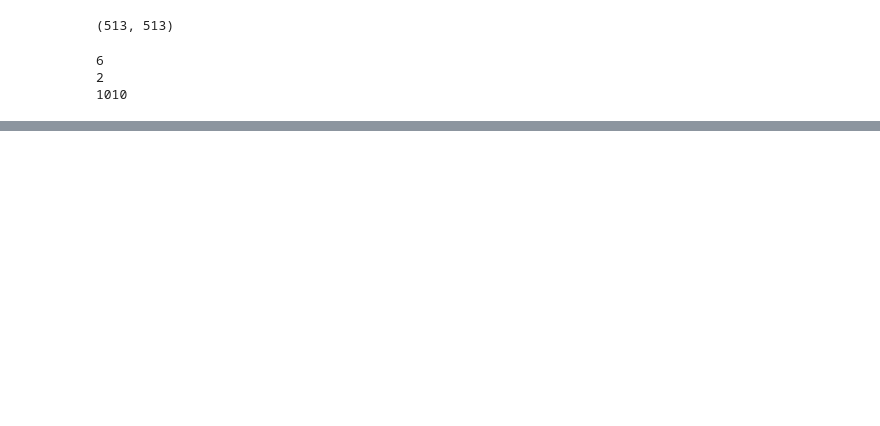
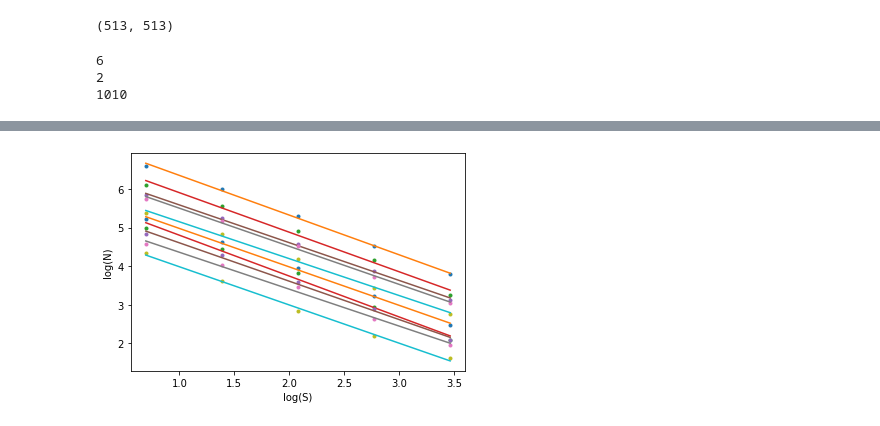
Before and after one commit to eoin-raff/ThesisRepo, a Jupyter notebook: Utils/Heightmap Analysis/heightmap_analysis.ipynb, the cells around one changed output, grey strips where cells are left out. Cells and saved outputs as stored; diff of their text form; code cells hidden in the pictures; blank space fills up the shorter version.

```diff
--- a/Utils/Heightmap Analysis/heightmap_analysis.ipynb
+++ b/Utils/Heightmap Analysis/heightmap_analysis.ipynb
@@ -185,0 +195,10 @@ plt.show
+# %%
+def fractal_dimension(img, scale_factors):
+    '''Using the box counting method, FD is the slope of the best fit line on the plot of the log log plot of the number of boxes and the size of boxes'''
+    N = []
+    for s in scale_factors:
+        N.append(box_count(img, s*2))
+
+    constant, slope = polyfit(np.log(scale_factors), np.log(N), 1)
+
+    return [N, constant, slope]
@@ -185,0 +217,5 @@ plt.show
+# %%
+for pd in plot_data:
+    plot_data_with_polynomial(pd[0], pd[1], pd[2], plt)
+# %% [output]
+[figure, added]
```
Also changed, not shown: parts of 13 cells of this notebook.
